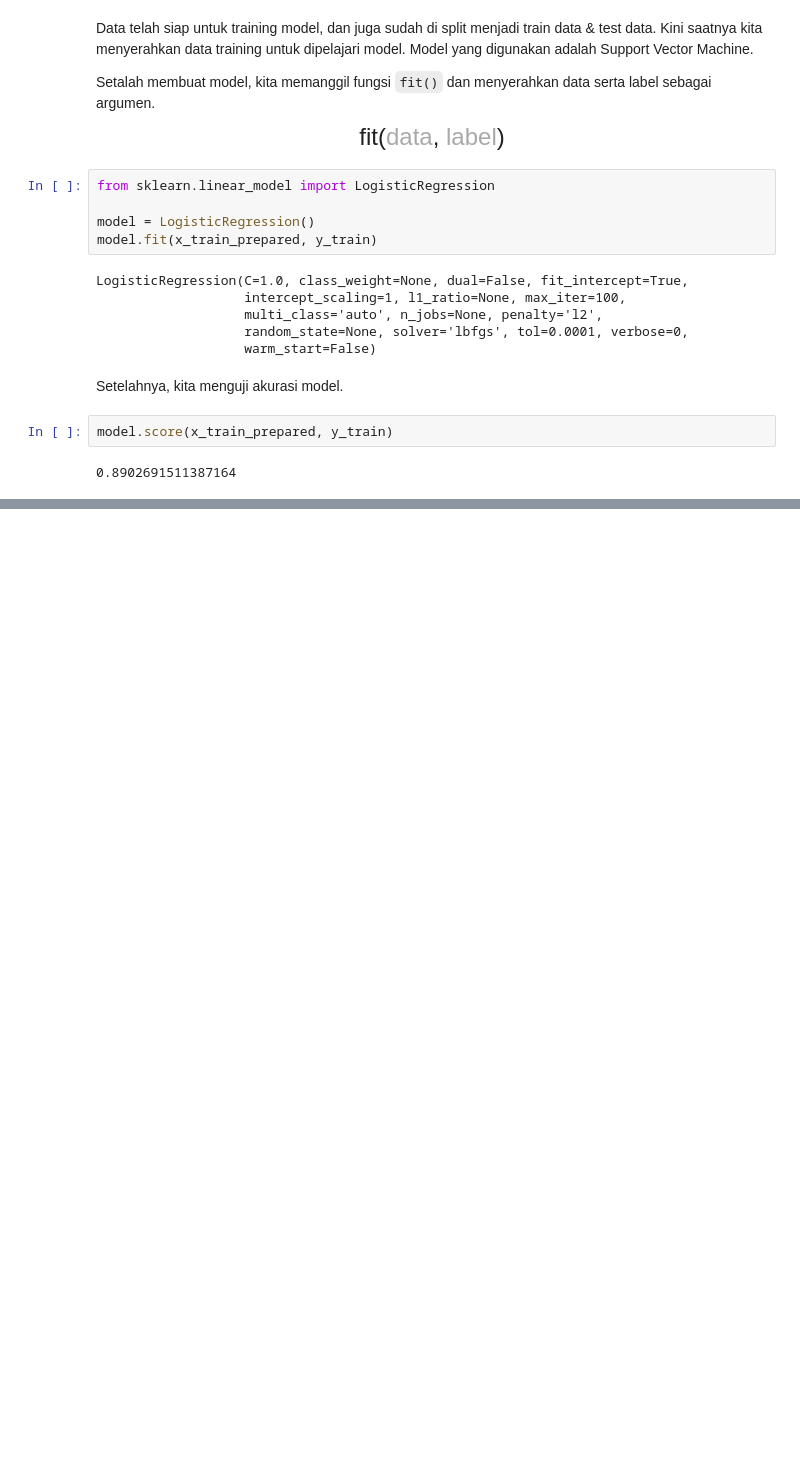
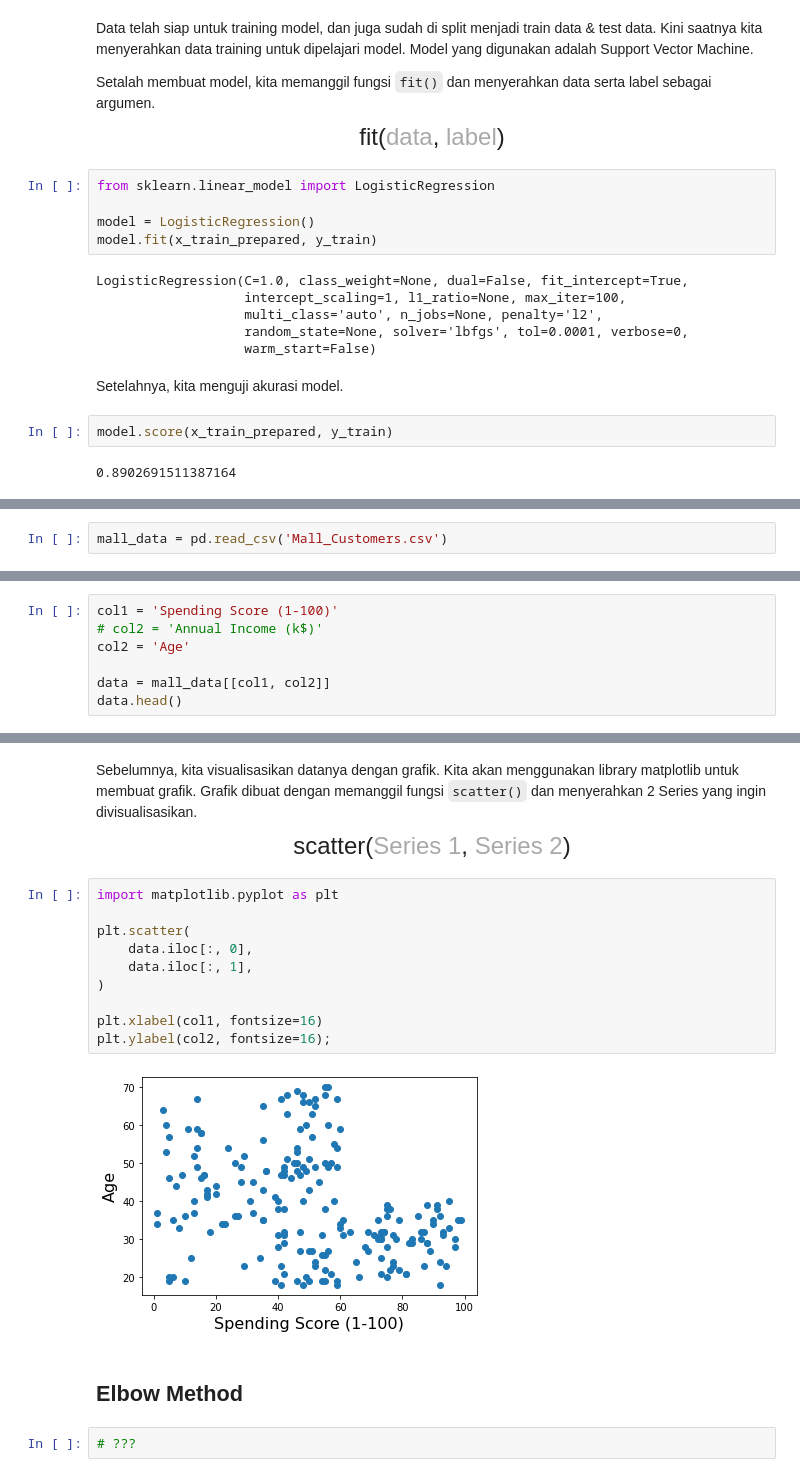
Before and after one commit to manfredmichael/Learning-Notebooks, a Jupyter notebook: Random /KodeKamp x DSC UG - March.ipynb, the cells around one changed output, grey strips where cells are left out. Cells and saved outputs as stored; diff of their text form; blank space fills up the shorter version.

```diff
--- a/Random /KodeKamp x DSC UG - March.ipynb
+++ b/Random /KodeKamp x DSC UG - March.ipynb
@@ -335,0 +345,2 @@ model.score(x_train_prepared, y_train)
+# %%
+mall_data = pd.read_csv('Mall_Customers.csv')
@@ -335,0 +362,7 @@ model.score(x_train_prepared, y_train)
+# %%
+col1 = 'Spending Score (1-100)'
+# col2 = 'Annual Income (k$)'
+col2 = 'Age'
+
+data = mall_data[[col1, col2]]
+data.head()
@@ -335,0 +376,20 @@ model.score(x_train_prepared, y_train)
+# %% [markdown]
+Sebelumnya, kita visualisasikan datanya dengan grafik. Kita akan menggunakan library matplotlib untuk membuat grafik. Grafik dibuat dengan memanggil fungsi `scatter()` dan menyerahkan 2 Series yang ingin divisualisasikan.
+
+<font size=5><center>scatter(<font color=darkgrey>Series 1</font>, <font color=darkgrey>Series 2</font>)</center></font>
+# %%
+import matplotlib.pyplot as plt
+
+plt.scatter(
+    data.iloc[:, 0],
+    data.iloc[:, 1],
+)
+
+plt.xlabel(col1, fontsize=16)
+plt.ylabel(col2, fontsize=16);
+# %% [output]
+[figure, added]
+# %% [markdown]
+## Elbow Method
+# %%
+# ???
```
Also changed, not shown: parts of 23 cells of this notebook.
